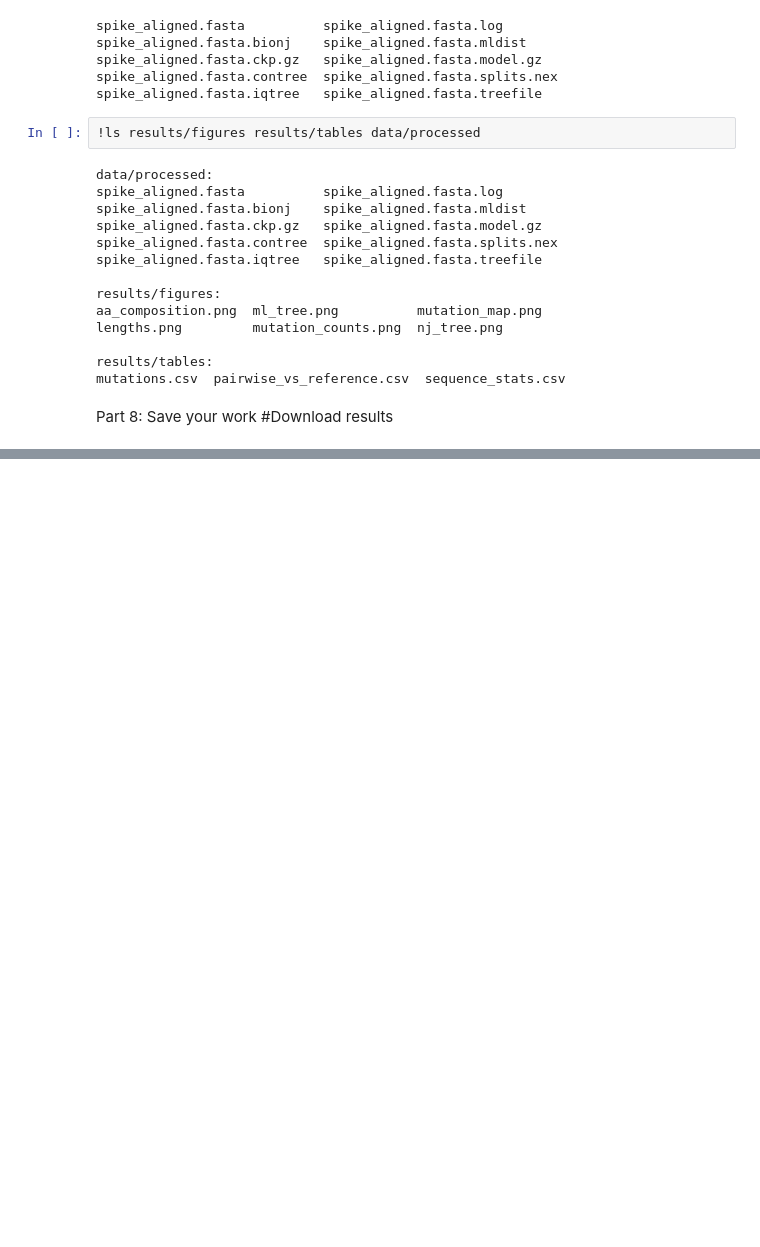
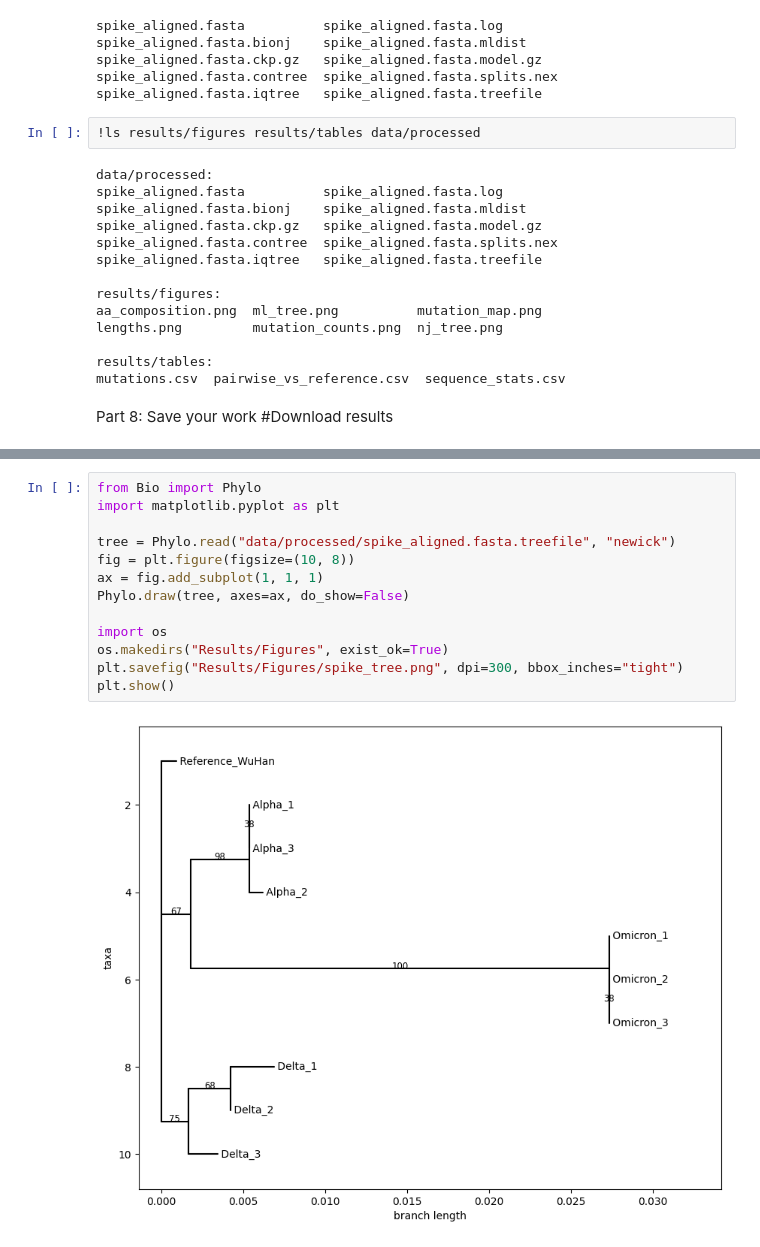
Before and after one commit to anjalie03/sars-cov-2-spike-sequence-analysis, a Jupyter notebook: spike_protein_variant_analysis.ipynb, the cells around one changed output, grey strips where cells are left out. Cells and saved outputs as stored; diff of their text form; blank space fills up the shorter version.

```diff
--- a/spike_protein_variant_analysis.ipynb
+++ b/spike_protein_variant_analysis.ipynb
@@ -418,0 +502,15 @@ files.download("results.zip")
+# %%
+from Bio import Phylo
+import matplotlib.pyplot as plt
+
+tree = Phylo.read("data/processed/spike_aligned.fasta.treefile", "newick")
+fig = plt.figure(figsize=(10, 8))
+ax = fig.add_subplot(1, 1, 1)
+Phylo.draw(tree, axes=ax, do_show=False)
+
+import os
+os.makedirs("Results/Figures", exist_ok=True)
+plt.savefig("Results/Figures/spike_tree.png", dpi=300, bbox_inches="tight")
+plt.show()
+# %% [output]
+[figure, added]
```
Also changed, not shown: parts of 10 cells of this notebook.
